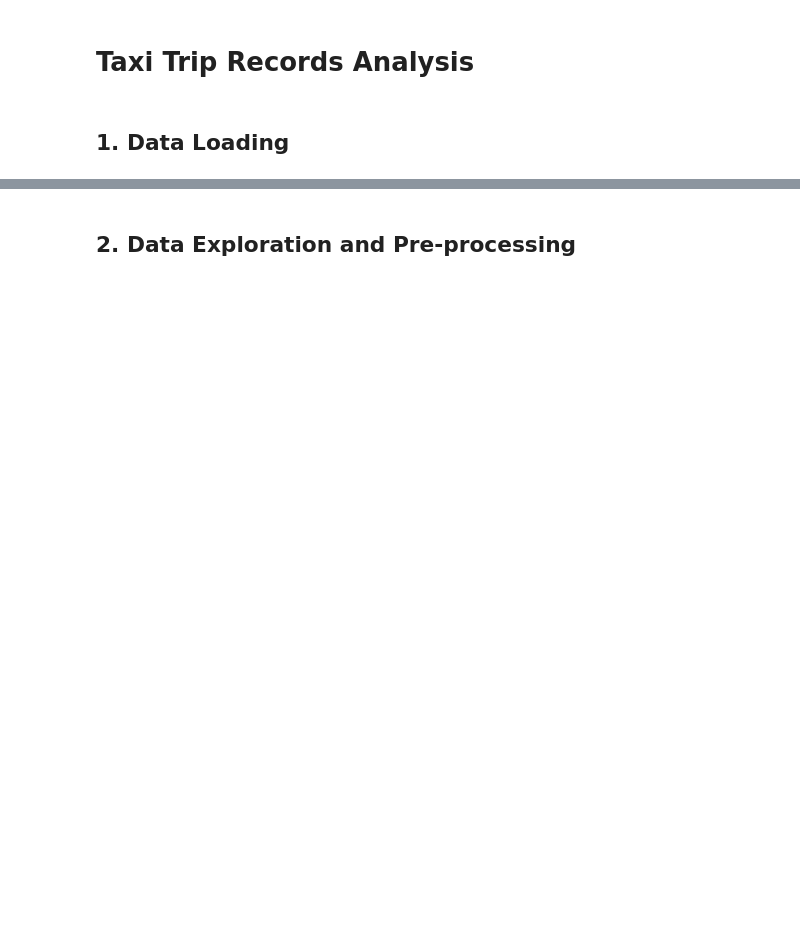
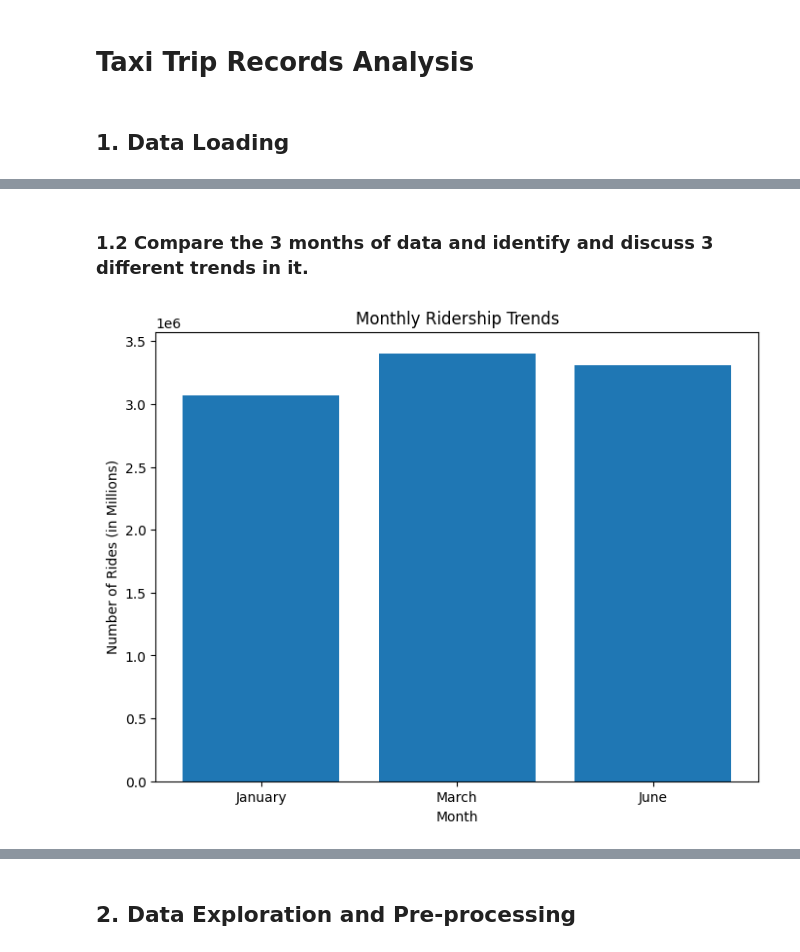
Before and after one commit to melbreaker/Taxi-Trip-Records-Data-Analysis, a Jupyter notebook: taxi-trip-records-data-analysis.ipynb, the cells around one changed output, grey strips where cells are left out. Drawn from its saved outputs; the diff is of its cells as text; code cells hidden in the pictures; blank space fills up the shorter version.

```diff
--- a/taxi-trip-records-data-analysis.ipynb
+++ b/taxi-trip-records-data-analysis.ipynb
@@ -6,0 +11,12 @@
+# %%
+import pandas as pd
+
+# URLs for the data files
+january_url = "https://d37ci6vzurychx.cloudfront.net/trip-data/yellow_tripdata_2023-01.parquet"
+march_url = "https://d37ci6vzurychx.cloudfront.net/trip-data/yellow_tripdata_2023-03.parquet"
+june_url = "https://d37ci6vzurychx.cloudfront.net/trip-data/yellow_tripdata_2023-06.parquet"
+
+# Load data into data frames
+df_january = pd.read_parquet(january_url)
+df_march = pd.read_parquet(march_url)
+df_june = pd.read_parquet(june_url)
@@ -6,0 +58,17 @@
+# %% [markdown]
+### 1.2 Compare the 3 months of data and identify and discuss 3 different trends in it.
+# %%
+import matplotlib.pyplot as plt
+
+# Trend 1: Monthly Ridership Trends
+monthly_ridership = [len(df_january), len(df_march), len(df_june)]
+months = ['January', 'March', 'June']
+
+plt.figure(figsize=(8, 6))
+plt.bar(months, monthly_ridership)
+plt.xlabel('Month')
+plt.ylabel('Number of Rides (in Millions)')
+plt.title('Monthly Ridership Trends')
+plt.show()
+# %% [output]
+[figure, added]
```
Also changed, not shown: parts of 26 cells of this notebook.
